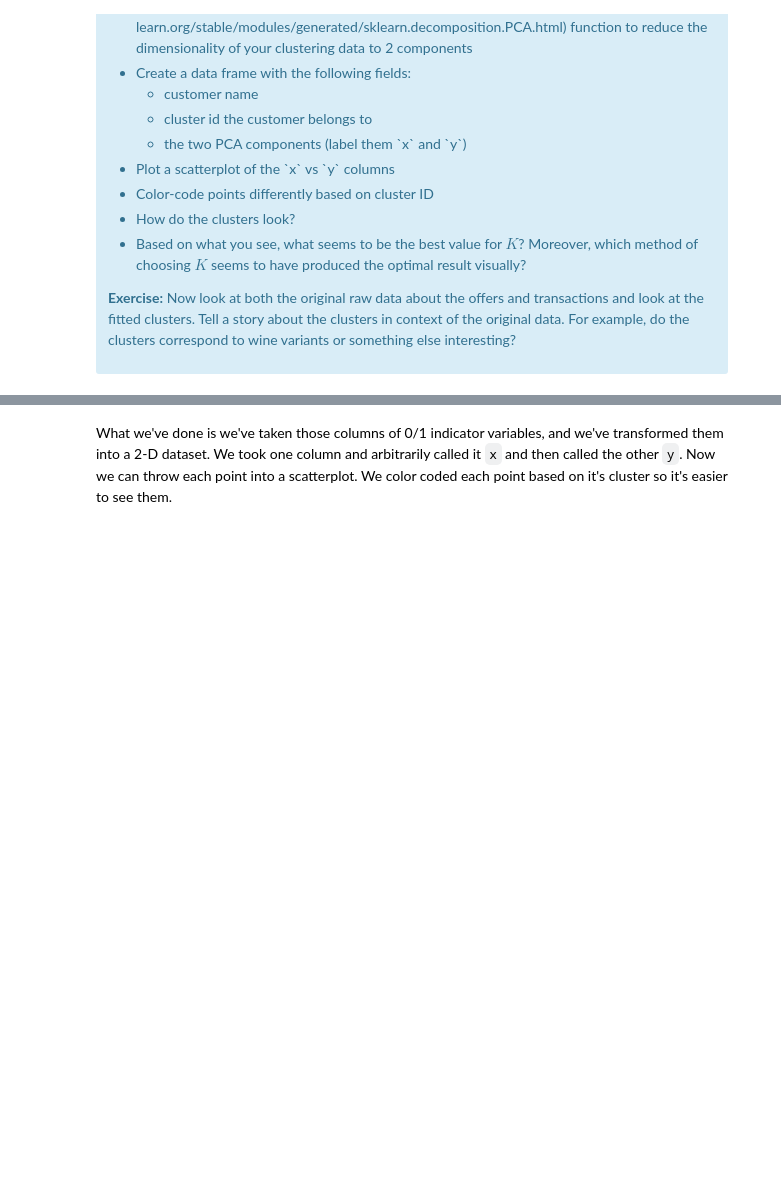
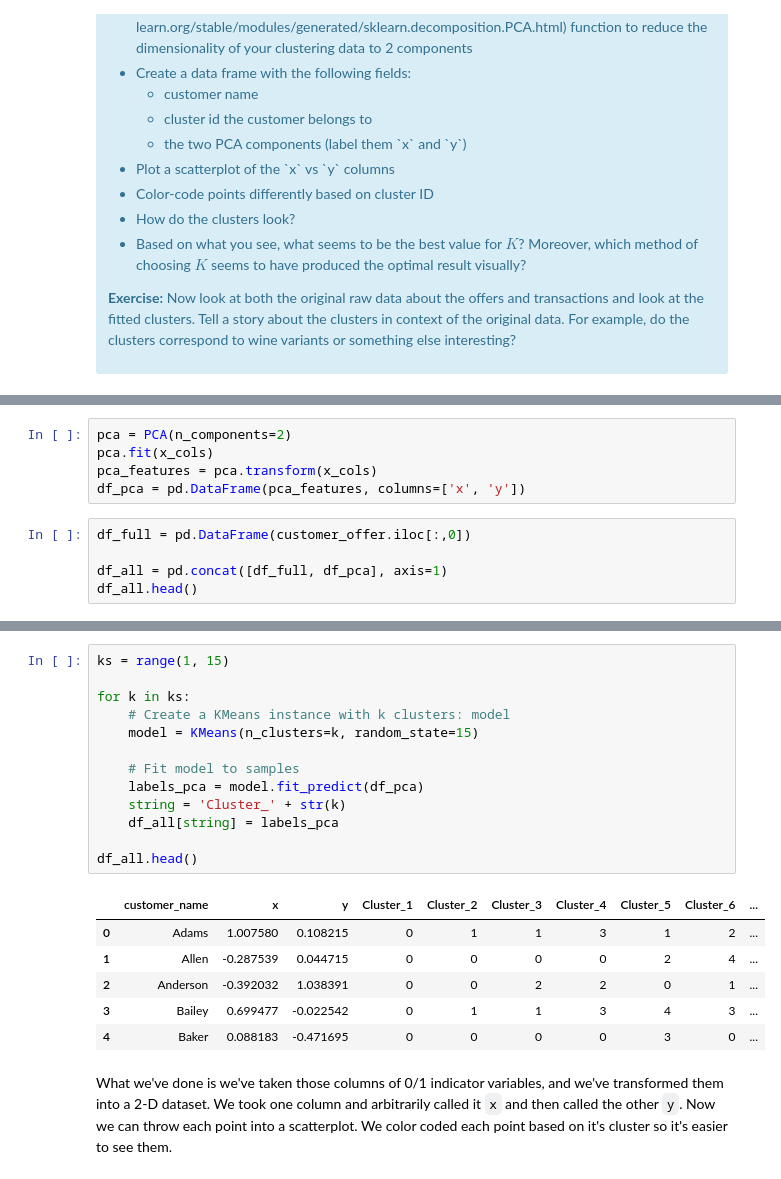
Before and after one commit to mcassi17/customer_segmentation, a Jupyter notebook: Mini_Project_Clustering.ipynb, the cells around one changed output, grey strips where cells are left out. Cells and saved outputs as stored; diff of their text form; blank space fills up the shorter version.

```diff
--- a/Mini_Project_Clustering.ipynb
+++ b/Mini_Project_Clustering.ipynb
@@ -383,0 +385,10 @@ This is only one use of PCA for dimension reduction. We can also use PCA when we
+# %%
+pca = PCA(n_components=2)
+pca.fit(x_cols)
+pca_features = pca.transform(x_cols)
+df_pca = pd.DataFrame(pca_features, columns=['x', 'y'])
+# %%
+df_full = pd.DataFrame(customer_offer.iloc[:,0])
+
+df_all = pd.concat([df_full, df_pca], axis=1)
+df_all.head()
@@ -384,3 +402,23 @@ This is only one use of PCA for dimension reduction. We can also use PCA when we
+# %%
+ks = range(1, 15)
+
+for k in ks:
+    # Create a KMeans instance with k clusters: model
+    model = KMeans(n_clusters=k, random_state=15)
+
+    # Fit model to samples
+    labels_pca = model.fit_predict(df_pca)
+    string = 'Cluster_' + str(k)
+    df_all[string] = labels_pca
+
+df_all.head()
+# %% [output]
+|  | customer_name | x | y | Cluster_1 | Cluster_2 | Cluster_3 | Cluster_4 | Cluster_5 | Cluster_6 | ... |
+| 0 | Adams | 1.007580 | 0.108215 | 0 | 1 | 1 | 3 | 1 | 2 | ... |
+| 1 | Allen | -0.287539 | 0.044715 | 0 | 0 | 0 | 0 | 2 | 4 | ... |
+| 2 | Anderson | -0.392032 | 1.038391 | 0 | 0 | 2 | 2 | 0 | 1 | ... |
+| 3 | Bailey | 0.699477 | -0.022542 | 0 | 1 | 1 | 3 | 4 | 3 | ... |
+| 4 | Baker | 0.088183 | -0.471695 | 0 | 0 | 0 | 0 | 3 | 0 | ... |
 # %% [markdown]
 What we've done is we've taken those columns of 0/1 indicator variables, and we've transformed them into a 2-D dataset. We took one column and arbitrarily called it `x` and then called the other `y`. Now we can throw each point into a scatterplot. We color coded each point based on it's cluster so it's easier to see them.
 # %% [markdown]
```
Also changed, not shown: parts of 2 cells of this notebook.
